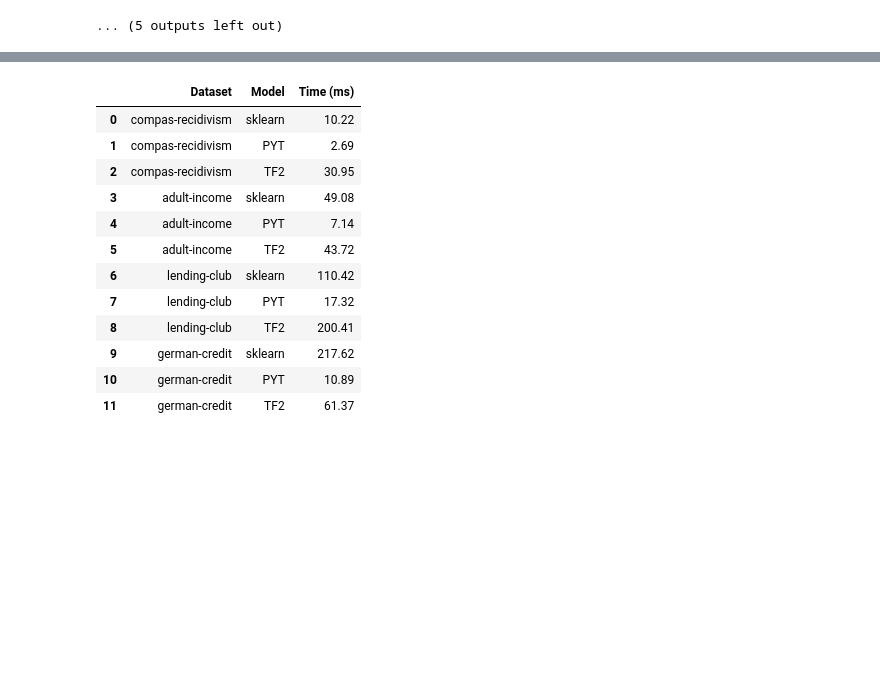
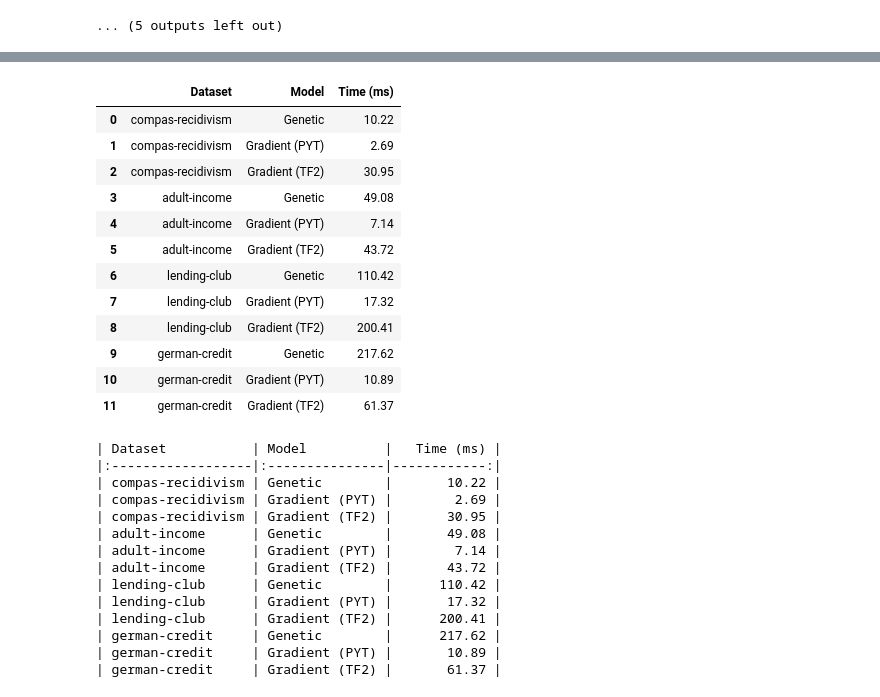
Before and after one commit to Dice-Extended/dice-x, a Jupyter notebook: docs/source/notebooks/Benchmarking_Preliminary_Metrics.ipynb, the cells around one changed output, grey strips where cells are left out. Saved outputs shown, nothing was run; the diff lists cells and outputs as text; code cells hidden in the pictures; blank space fills up the shorter version.

```diff
--- a/docs/source/notebooks/Benchmarking_Preliminary_Metrics.ipynb
+++ b/docs/source/notebooks/Benchmarking_Preliminary_Metrics.ipynb
@@ -244,0 +88,3 @@ with open('benchmarking_final_results.pkl', 'wb') as res_file:
+# %%
+with open('benchmarking_final_results.pkl', 'rb') as res_file:
+    benchmarking_results = pickle.load(res_file)
@@ -251,11 +114,11 @@ import pandas as pd
 accuracy_data = {
     dataset: {
         model: {
-            'accuracy':  round(details['accuracy'], 2)
+            'accuracy':  f"{round(details['accuracy'] * 100, 2)}%"
         }
         for model, details in models.items()
     }
-    for dataset, models in benchmarking.results.items()
+    for dataset, models in benchmarking_results.items()
 }
 
 rows = []
@@ -264,7 +127,7 @@ for dataset, models in accuracy_data.items():
     for model_name, model_info in models.items():
         row = {
             'Dataset': dataset,
-            'Model': model_name,
+            'Model': 'Random Forest Classifier' if model_name == 'sklearn' else f'Neural Network ({model_name})',
             'Accuracy': model_info.get('accuracy'),
         }
         rows.append(row)
@@ -272,5 +135,8 @@ for dataset, models in accuracy_data.items():
 
 accuracy_df = pd.DataFrame(rows)
 display(accuracy_df)
+accuracy_df['Dataset'] = accuracy_df["Dataset"].mask(accuracy_df["Dataset"].duplicated(), "")
+markdown_table = accuracy_df.to_markdown(index=False)
+print(markdown_table)
 # %% [output]
 |  | Dataset | Model | Accuracy |
@@ -295,41 +198,55 @@ benchmarking.results['adult-income']['PYT']['time']
 # %%
 # Counterfactual generation time table
 time_spent_data = {
     dataset: {
         model: {
             'time': round(details['time']['gaussian'], 2)
         }
         for model, details in models.items()
     }
-    for dataset, models in benchmarking.results.items()
+    for dataset, models in benchmarking_results.items()
 }
-
-print(time_spent_data)
 
 rows = []
 
 for dataset, models in time_spent_data.items():
     for model_name, model_info in models.items():
         row = {
             'Dataset': dataset,
-            'Model': model_name,
+            'Model': 'Genetic' if model_name == 'sklearn' else f'Gradient ({model_name})',
             'Time (ms)': model_info.get('time'),
         }
         rows.append(row)
 
 time_df = pd.DataFrame(rows)
 display(time_df)
+markdown_table = time_df.to_markdown(index=False)
+print(markdown_table)
 # %% [output]
 |  | Dataset | Model | Time (ms) |
-| 0 | compas-recidivism | sklearn | 10.22 |
-| 1 | compas-recidivism | PYT | 2.69 |
-| 2 | compas-recidivism | TF2 | 30.95 |
-| 3 | adult-income | sklearn | 49.08 |
-| 4 | adult-income | PYT | 7.14 |
-| 5 | adult-income | TF2 | 43.72 |
-| 6 | lending-club | sklearn | 110.42 |
-| 7 | lending-club | PYT | 17.32 |
-| 8 | lending-club | TF2 | 200.41 |
-| 9 | german-credit | sklearn | 217.62 |
-| 10 | german-credit | PYT | 10.89 |
-| 11 | german-credit | TF2 | 61.37 |
+| 0 | compas-recidivism | Genetic | 10.22 |
+| 1 | compas-recidivism | Gradient (PYT) | 2.69 |
+| 2 | compas-recidivism | Gradient (TF2) | 30.95 |
+| 3 | adult-income | Genetic | 49.08 |
+| 4 | adult-income | Gradient (PYT) | 7.14 |
+| 5 | adult-income | Gradient (TF2) | 43.72 |
+| 6 | lending-club | Genetic | 110.42 |
+| 7 | lending-club | Gradient (PYT) | 17.32 |
+| 8 | lending-club | Gradient (TF2) | 200.41 |
+| 9 | german-credit | Genetic | 217.62 |
+| 10 | german-credit | Gradient (PYT) | 10.89 |
+| 11 | german-credit | Gradient (TF2) | 61.37 |
+| Dataset           | Model          |   Time (ms) |
+|:------------------|:---------------|------------:|
+| compas-recidivism | Genetic        |       10.22 |
+| compas-recidivism | Gradient (PYT) |        2.69 |
+| compas-recidivism | Gradient (TF2) |       30.95 |
+| adult-income      | Genetic        |       49.08 |
+| adult-income      | Gradient (PYT) |        7.14 |
+| adult-income      | Gradient (TF2) |       43.72 |
+| lending-club      | Genetic        |      110.42 |
+| lending-club      | Gradient (PYT) |       17.32 |
+| lending-club      | Gradient (TF2) |      200.41 |
+| german-credit     | Genetic        |      217.62 |
+| german-credit     | Gradient (PYT) |       10.89 |
+| german-credit     | Gradient (TF2) |       61.37 |
```
Also changed, not shown: parts of 28 cells of this notebook.
